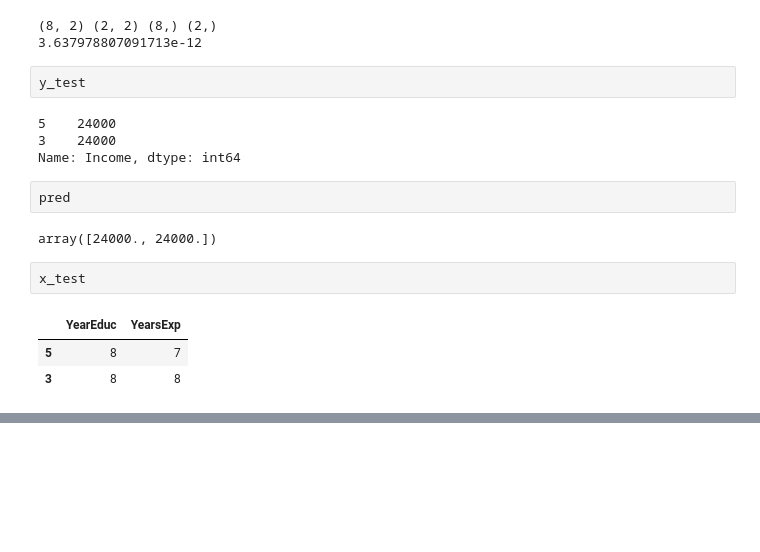
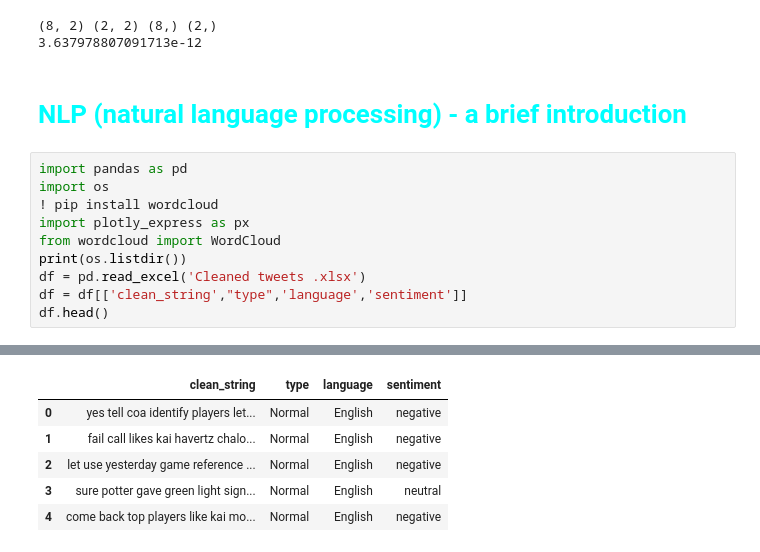
Before and after one commit to sophicist/StudentsWork-Lessons-, a Jupyter notebook: Akeem/MachineLearning.ipynb, the cells around one changed output, grey strips where cells are left out. Drawn from its saved outputs; the diff is of its cells as text; blank space fills up the shorter version.

```diff
--- a/Akeem/MachineLearning.ipynb
+++ b/Akeem/MachineLearning.ipynb
@@ -78,19 +78,16 @@ print(mae(pred,y_test))
 # %% [output]
 (8, 2) (2, 2) (8,) (2,)
 3.637978807091713e-12
-# %%
-y_test
-# %% [output]
-5    24000
-3    24000
-Name: Income, dtype: int64
-# %%
-pred
-# %% [output]
-array([24000., 24000.])
-# %%
-x_test
-# %% [output]
-|  | YearEduc | YearsExp |
-| 5 | 8 | 7 |
-| 3 | 8 | 8 |
+# %% [markdown]
+# <font color = "cyan"> NLP (natural language processing) -  a brief introduction </font>
+# %%
+import pandas as pd
+import os
+! pip install wordcloud
+import plotly_express as px
+from wordcloud import WordCloud
+print(os.listdir())
+df = pd.read_excel('Cleaned tweets .xlsx')
+df = df[['clean_string',"type",'language','sentiment']]
+df.head()
+# %% [output]
@@ -96,0 +107,6 @@ x_test
+|  | clean_string | type | language | sentiment |
+| 0 | yes tell coa identify players let... | Normal | English | negative |
+| 1 | fail call likes kai havertz chalo... | Normal | English | negative |
+| 2 | let use yesterday game reference ... | Normal | English | negative |
+| 3 | sure potter gave green light sign... | Normal | English | neutral |
+| 4 | come back top players like kai mo... | Normal | English | negative |
```
Also changed, not shown: parts of 8 cells of this notebook, 1 other file.
